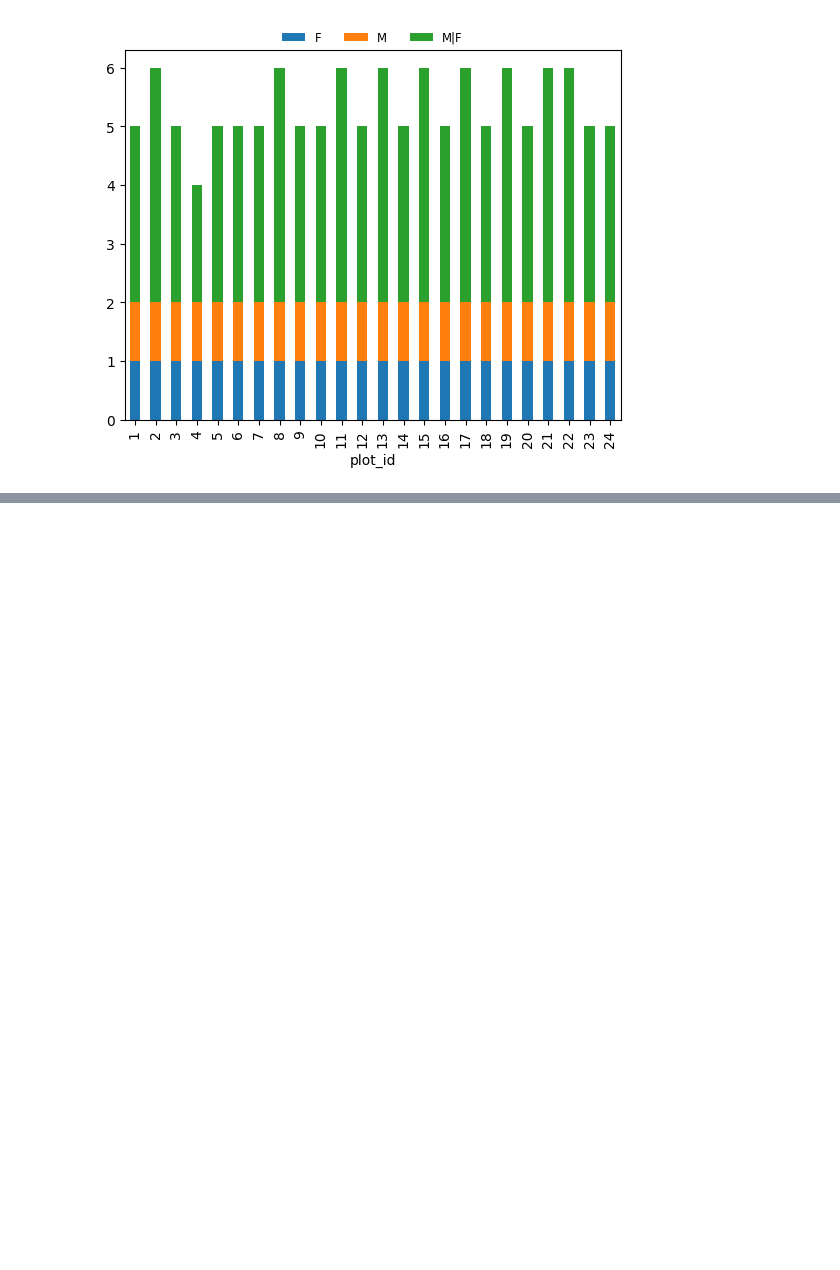
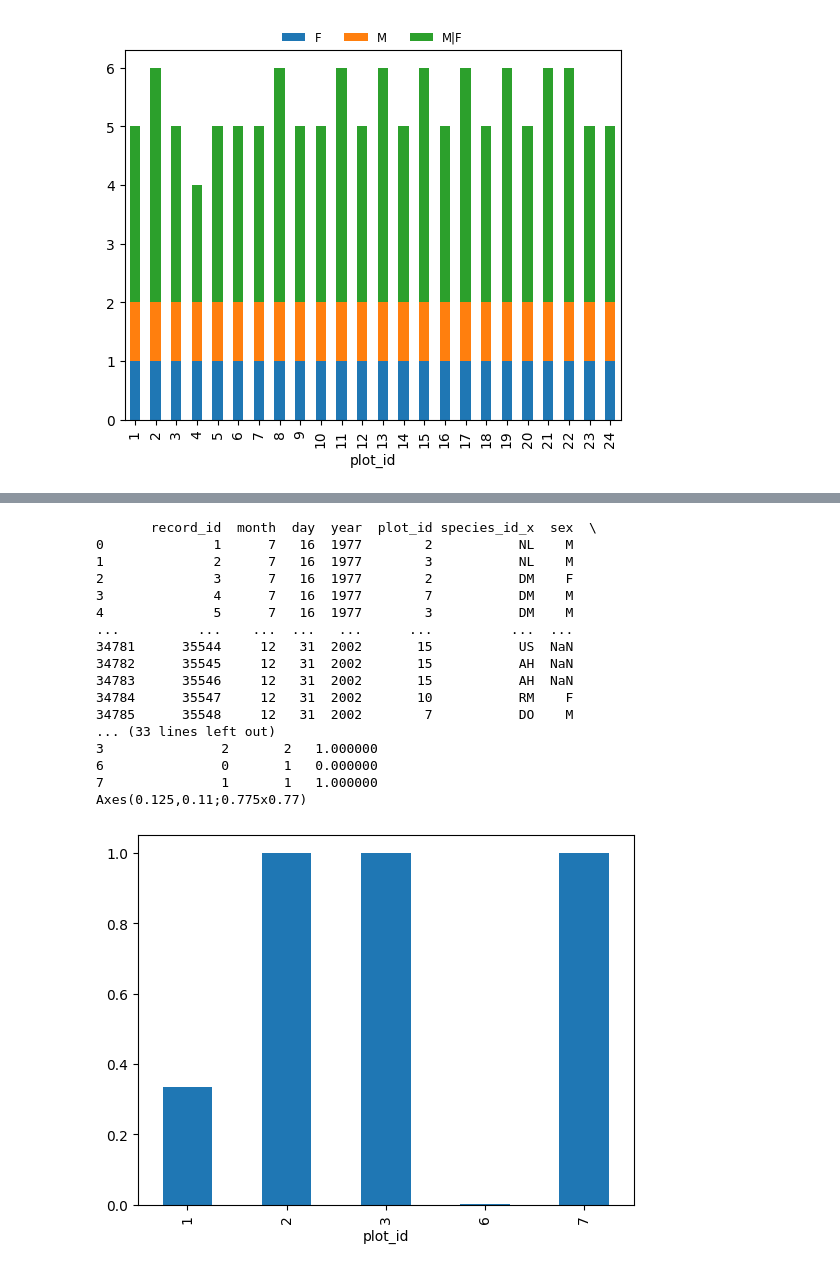
Before and after one commit to meelyn-pandit/sw-python-ecology-lesson, a Jupyter notebook: src/lesson06-combining-dataframes-with-pandas.ipynb, the cells around one changed output, grey strips where cells are left out. Drawn from its saved outputs; the diff is of its cells as text; code cells hidden in the pictures; blank space fills up the shorter version.

```diff
--- a/src/lesson06-combining-dataframes-with-pandas.ipynb
+++ b/src/lesson06-combining-dataframes-with-pandas.ipynb
@@ -336,0 +352,71 @@ plt.legend(loc='upper center', ncol=3, bbox_to_anchor=(0.5, 1.08), fontsize='sma
+# %%
+# Challenge - diversity index
+
+## 2. calculate a diversity index of your choice for control vs rodent enclosure plots
+### biodiversity index (bdi) = number of species in the plot / total number of individuals in the plot
+
+# need to combine plots with either species_df or survey_df
+# print(plots)
+# print(species_df) # columns are species_id, genus, species, taxa
+# print(surveys_df) # columns are record_id, month, day, year, plot_id, species_id, sex, hindfoot_length, weight
+
+plots = pd.read_csv('data/plots.csv', keep_default_na=False, na_values=[""])
+
+# combine with surveys_df first with plot_id
+plots_merged = pd.merge(left=surveys_df, right=plots, left_on='plot_id', right_on='plot_id')
+# print(plots_merged)
+
+# finding out if any nulls in plot type
+plots_merged.loc[plots_merged['plot_type'].isnull()] # no nulls!
+
+# group by plot type and count the number of species in each plot
+plots_filtered = plots_merged[~plots_merged['species_id'].isna()]
+# print(plots_filtered)
+
+plots_total_ind = plots_filtered.groupby(['plot_type'])['species_id'].count()
+plots_species = plots_filtered.groupby(['plot_type'])['species_id'].nunique()
+
+plot_w_totals = pd.merge(left=plots_filtered, right=plots_total_ind, how = 'inner', left_on='plot_type', right_on='plot_type')
+
+plot_ind_species = pd.merge(left=plot_w_totals, right=plots_species, how = 'inner', left_on='plot_type', right_on='plot_type').rename(columns={'species_id_y':'total_ind', 'species_id': 'unique_species'})
+
+plot_ind_species['bdi'] =  plot_ind_species['unique_species']/plot_ind_species['total_ind']
+print(plot_ind_species)
+
+plots_bdi = plot_ind_species.groupby(['plot_id'])['bdi'].mean().plot(kind="bar")
+print(plots_bdi)
+
+# Actual Answer
+merged_site_type = pd.merge(merged_left, plots, on='plot_id')
+# for each plot, get the number of species for each plot
+nspecies_site = merged_site_type.groupby(['plot_id'])['species'].nunique().rename('nspecies')
+nindividuals_site = merged_site_type.groupby(['plot_id']).count()['record_id'].rename('nindiv')
+# combine the two series
+diversity_index = pd.concat([nspecies_site, nindividuals_site], axis=1)
+#calculate the biodiversity index
+diversity_index['diversity'] = diversity_index['nspecies']/diversity_index['nindiv']
+print(diversity_index)
+
+# making a bar chart from this diversity index
+plt = diversity_index['diversity'].plot(kind='bar')
+print(plt)
+# plt.xlabel('Diversity Index')
+# %% [output]
+       record_id  month  day  year  plot_id species_id_x  sex  \
+0              1      7   16  1977        2           NL    M
+1              2      7   16  1977        3           NL    M
+2              3      7   16  1977        2           DM    F
+3              4      7   16  1977        7           DM    M
+4              5      7   16  1977        3           DM    M
+...          ...    ...  ...   ...      ...          ...  ...
+34781      35544     12   31  2002       15           US  NaN
+34782      35545     12   31  2002       15           AH  NaN
+34783      35546     12   31  2002       15           AH  NaN
+34784      35547     12   31  2002       10           RM    F
+34785      35548     12   31  2002        7           DO    M
+... (33 lines left out)
+3               2       2   1.000000
+6               0       1   0.000000
+7               1       1   1.000000
+Axes(0.125,0.11;0.775x0.77)
+[figure, added]
```
Also changed, not shown: parts of 1 cell of this notebook.
